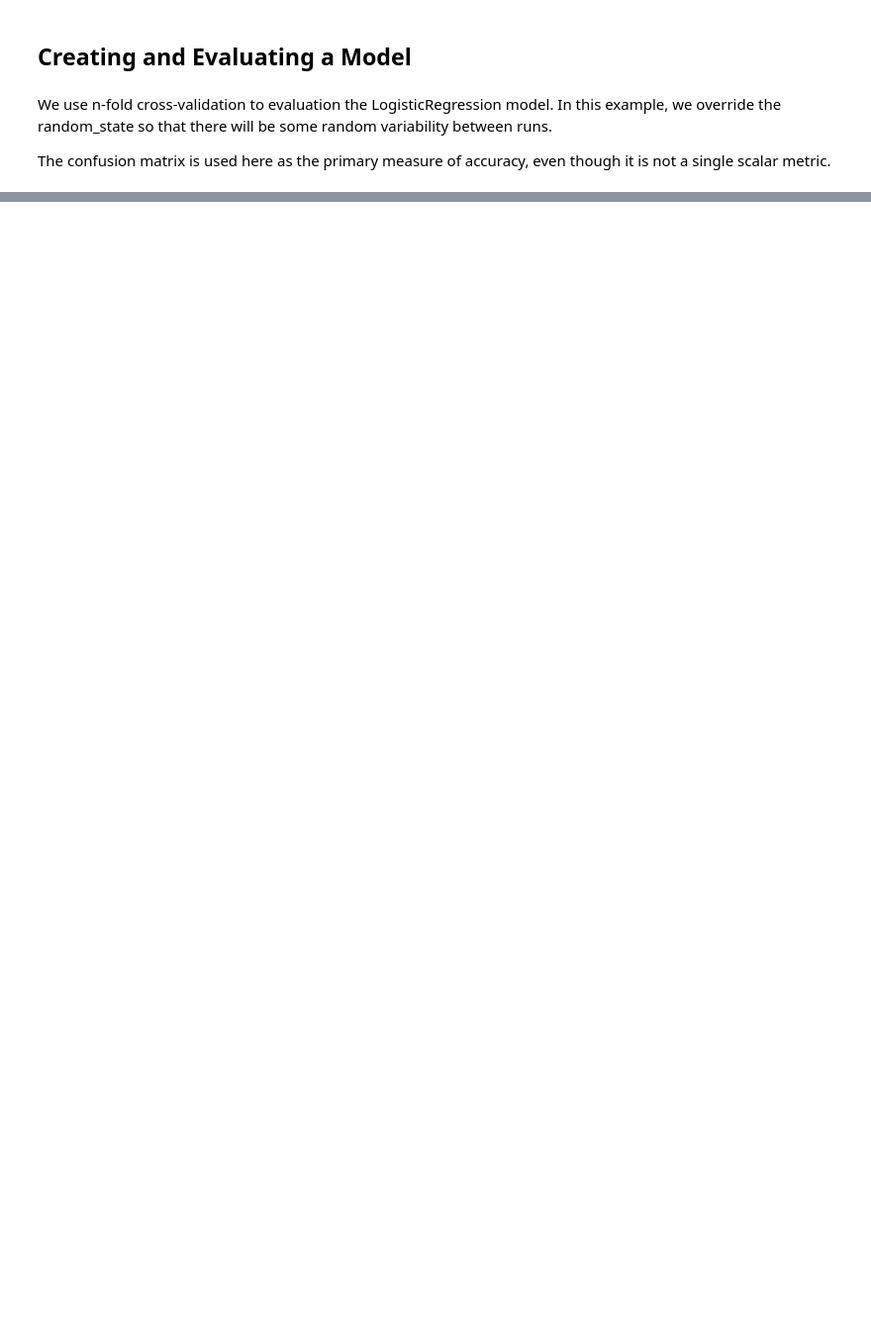
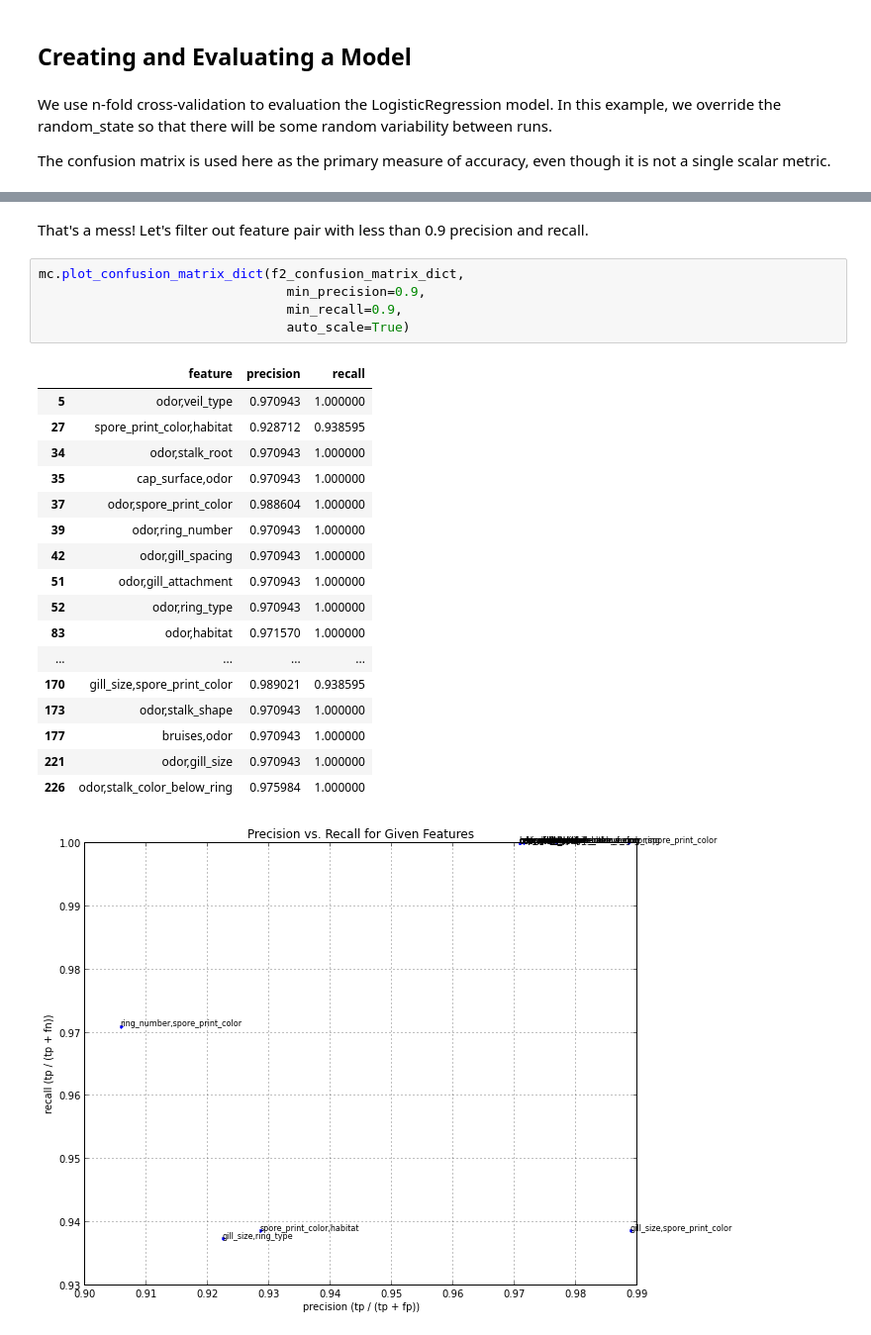
Before and after one commit to dennisobrien/GeneralAssemblyDataScience2013, a Jupyter notebook: HomeworkAssignment_04/MushroomClassification.ipynb, the cells around one changed output, grey strips where cells are left out. Shown at 99% size. Saved outputs shown, nothing was run; the diff lists cells and outputs as text; blank space fills up the shorter version.

```diff
--- a/HomeworkAssignment_04/MushroomClassification.ipynb
+++ b/HomeworkAssignment_04/MushroomClassification.ipynb
@@ -93,0 +179,26 @@ poisonous                 0                 3923
+# %% [markdown]
+That's a mess!  Let's filter out feature pair with less than 0.9 precision and recall.
+# %%
+mc.plot_confusion_matrix_dict(f2_confusion_matrix_dict,
+                                min_precision=0.9,
+                                min_recall=0.9,
+                                auto_scale=True)
+# %% [output]
+|  | feature | precision | recall |
+| 5 | odor,veil_type | 0.970943 | 1.000000 |
+| 27 | spore_print_color,habitat | 0.928712 | 0.938595 |
+| 34 | odor,stalk_root | 0.970943 | 1.000000 |
+| 35 | cap_surface,odor | 0.970943 | 1.000000 |
+| 37 | odor,spore_print_color | 0.988604 | 1.000000 |
+| 39 | odor,ring_number | 0.970943 | 1.000000 |
+| 42 | odor,gill_spacing | 0.970943 | 1.000000 |
+| 51 | odor,gill_attachment | 0.970943 | 1.000000 |
+| 52 | odor,ring_type | 0.970943 | 1.000000 |
+| 83 | odor,habitat | 0.971570 | 1.000000 |
+| ... | ... | ... | ... |
+| 170 | gill_size,spore_print_color | 0.989021 | 0.938595 |
+| 173 | odor,stalk_shape | 0.970943 | 1.000000 |
+| 177 | bruises,odor | 0.970943 | 1.000000 |
+| 221 | odor,gill_size | 0.970943 | 1.000000 |
+| 226 | odor,stalk_color_below_ring | 0.975984 | 1.000000 |
+[figure, added]
```
Also changed, not shown: parts of 32 cells of this notebook, 1 other file.
